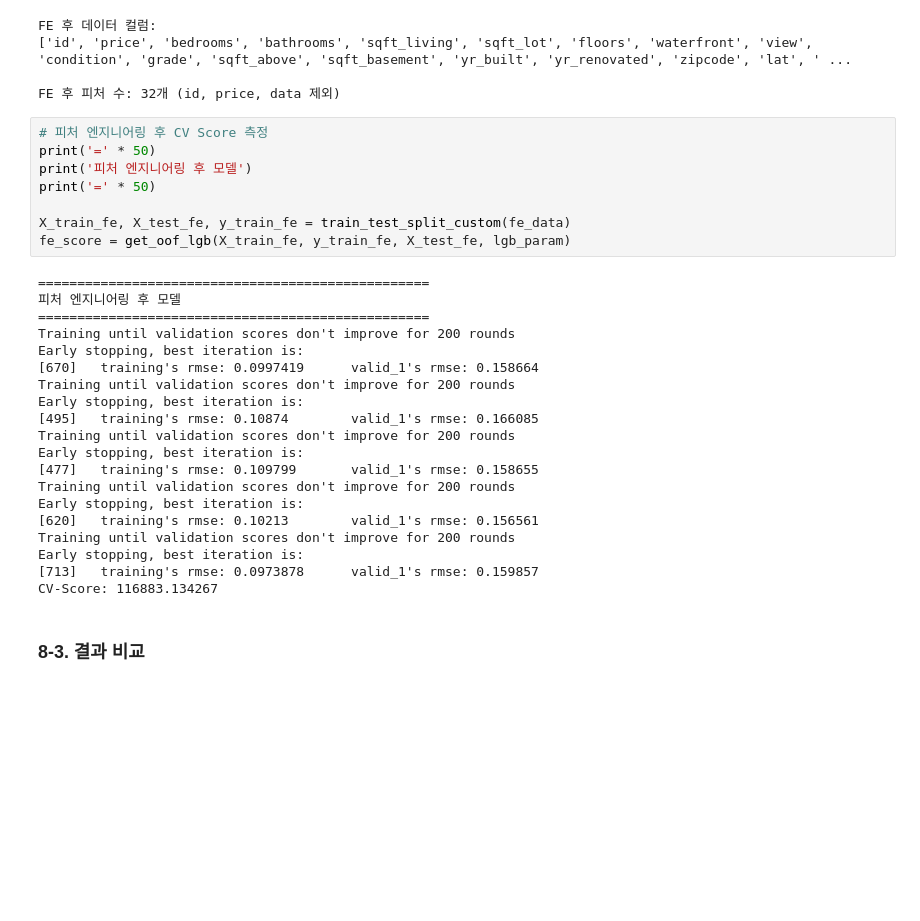
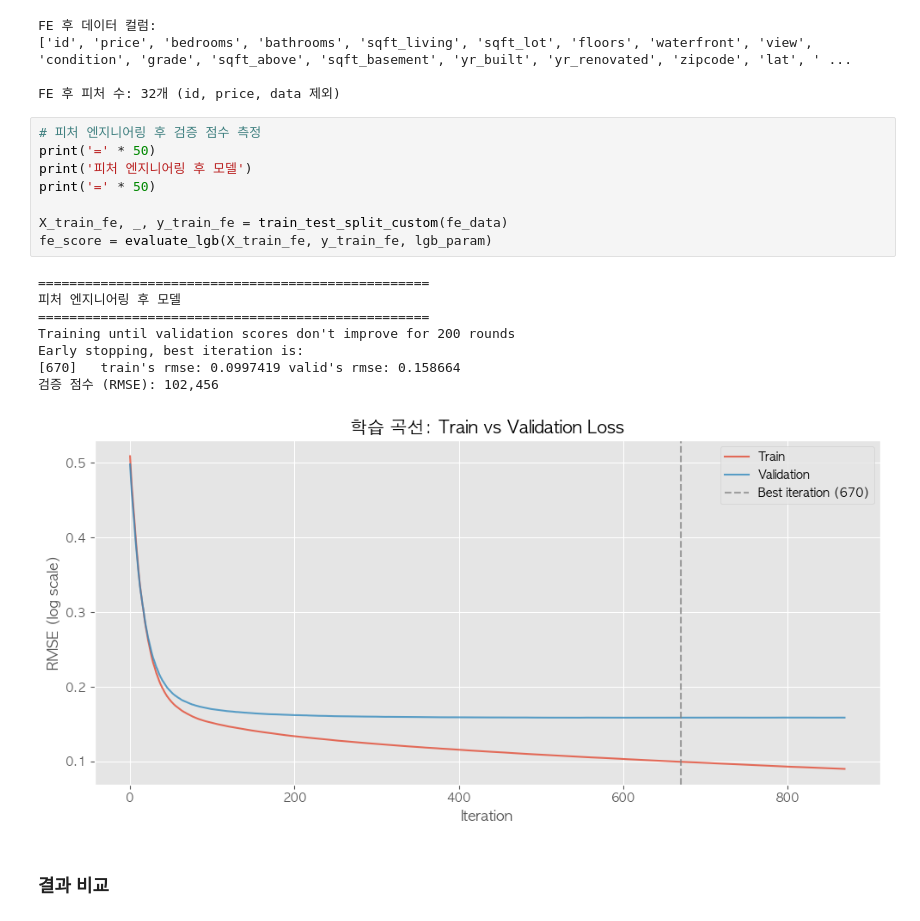
Before and after one commit to tmheo/2019-2nd-ML-month-with-KaKR-Solution, a Jupyter notebook: tutorial/02_modeling_and_feature_engineering.ipynb, the cells around one changed output. Cells and saved outputs as stored; diff of their text form; blank space fills up the shorter version.

```diff
--- a/tutorial/02_feature_engineering.ipynb
+++ b/tutorial/02_modeling_and_feature_engineering.ipynb
@@ -653,34 +1056,23 @@ FE 후 데이터 컬럼:
 
 FE 후 피처 수: 32개 (id, price, data 제외)
 # %%
-# 피처 엔지니어링 후 CV Score 측정
+# 피처 엔지니어링 후 검증 점수 측정
 print('=' * 50)
 print('피처 엔지니어링 후 모델')
 print('=' * 50)
 
-X_train_fe, X_test_fe, y_train_fe = train_test_split_custom(fe_data)
-fe_score = get_oof_lgb(X_train_fe, y_train_fe, X_test_fe, lgb_param)
+X_train_fe, _, y_train_fe = train_test_split_custom(fe_data)
+fe_score = evaluate_lgb(X_train_fe, y_train_fe, lgb_param)
 # %% [output]
 ==================================================
 피처 엔지니어링 후 모델
 ==================================================
 Training until validation scores don't improve for 200 rounds
 Early stopping, best iteration is:
-[670]   training's rmse: 0.0997419      valid_1's rmse: 0.158664
-Training until validation scores don't improve for 200 rounds
-Early stopping, best iteration is:
-[495]   training's rmse: 0.10874        valid_1's rmse: 0.166085
-Training until validation scores don't improve for 200 rounds
-Early stopping, best iteration is:
-[477]   training's rmse: 0.109799       valid_1's rmse: 0.158655
-Training until validation scores don't improve for 200 rounds
-Early stopping, best iteration is:
-[620]   training's rmse: 0.10213        valid_1's rmse: 0.156561
-Training until validation scores don't improve for 200 rounds
-Early stopping, best iteration is:
-[713]   training's rmse: 0.0973878      valid_1's rmse: 0.159857
-CV-Score: 116883.134267
+[670]   train's rmse: 0.0997419 valid's rmse: 0.158664
+검증 점수 (RMSE): 102,456
+[figure, added]
 # %% [markdown]
-### 8-3. 결과 비교
+### 결과 비교
 # %%
 # 결과 비교 시각화
```
Also changed, not shown: parts of 33 cells of this notebook, 2 other files.
